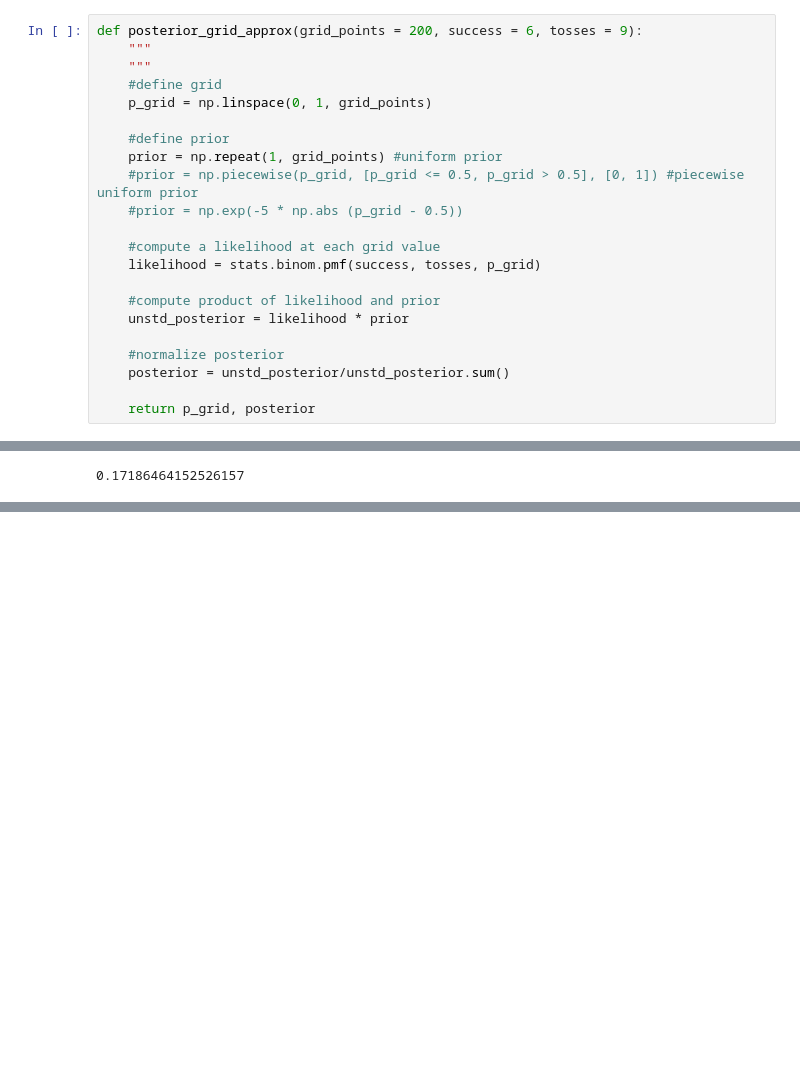
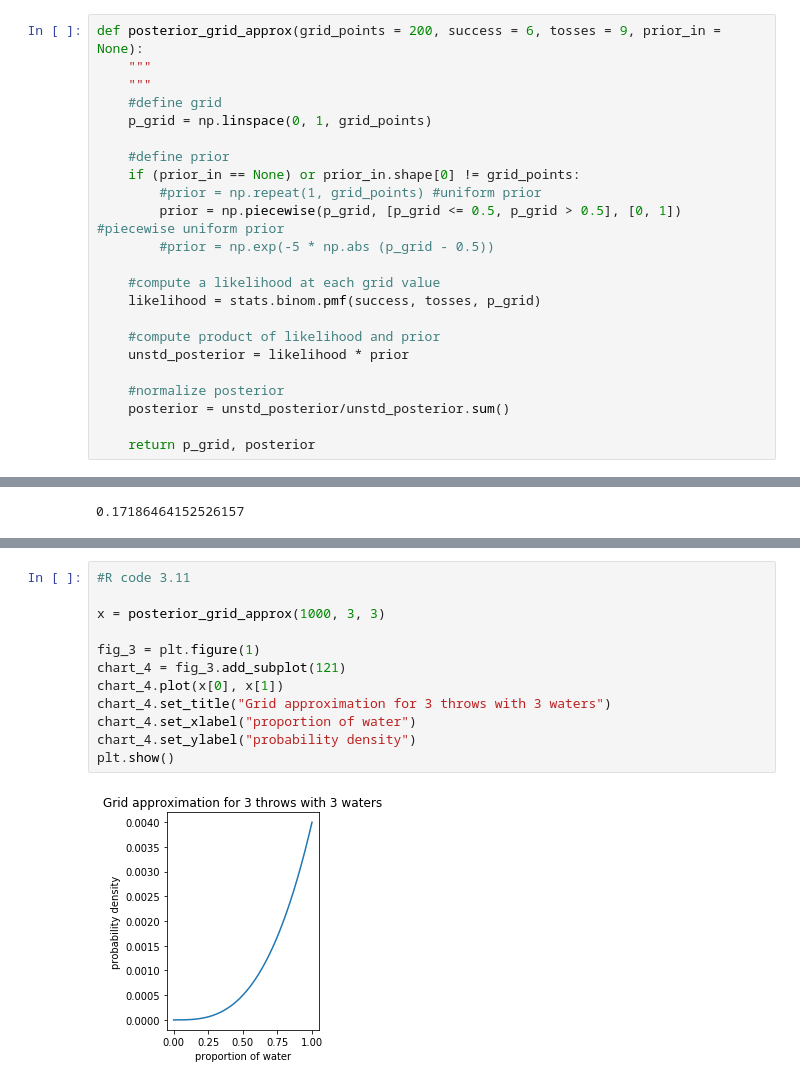
Before and after one commit to mikeviotti/Statistical_Rethinking_MV, a Jupyter notebook: Chapter_3.ipynb, the cells around one changed output, grey strips where cells are left out. Saved outputs shown, nothing was run; the diff lists cells and outputs as text; blank space fills up the shorter version.

```diff
--- a/Chapter_3.ipynb
+++ b/Chapter_3.ipynb
@@ -19,16 +63,17 @@ def define_shade_xrange(data, lbound=0, ubound = 1):
     matching_array = np.array(matching_list)
     return matching_array
 # %%
-def posterior_grid_approx(grid_points = 200, success = 6, tosses = 9):
+def posterior_grid_approx(grid_points = 200, success = 6, tosses = 9, prior_in = None):
     """
     """
     #define grid
     p_grid = np.linspace(0, 1, grid_points)
 
     #define prior
-    prior = np.repeat(1, grid_points) #uniform prior
-    #prior = np.piecewise(p_grid, [p_grid <= 0.5, p_grid > 0.5], [0, 1]) #piecewise uniform prior
-    #prior = np.exp(-5 * np.abs (p_grid - 0.5))
+    if (prior_in == None) or prior_in.shape[0] != grid_points:
+        #prior = np.repeat(1, grid_points) #uniform prior
+        prior = np.piecewise(p_grid, [p_grid <= 0.5, p_grid > 0.5], [0, 1]) #piecewise uniform prior
+        #prior = np.exp(-5 * np.abs (p_grid - 0.5))
 
     #compute a likelihood at each grid value
     likelihood = stats.binom.pmf(success, tosses, p_grid)
@@ -146,0 +264,14 @@ array([0.44944945, 0.81181181])
+# %%
+#R code 3.11
+
+x = posterior_grid_approx(1000, 3, 3)
+
+fig_3 = plt.figure(1)
+chart_4 = fig_3.add_subplot(121)
+chart_4.plot(x[0], x[1])
+chart_4.set_title("Grid approximation for 3 throws with 3 waters")
+chart_4.set_xlabel("proportion of water")
+chart_4.set_ylabel("probability density")
+plt.show()
+# %% [output]
+[figure, added]
```
Also changed, not shown: parts of 65 cells of this notebook, 14 other files.
